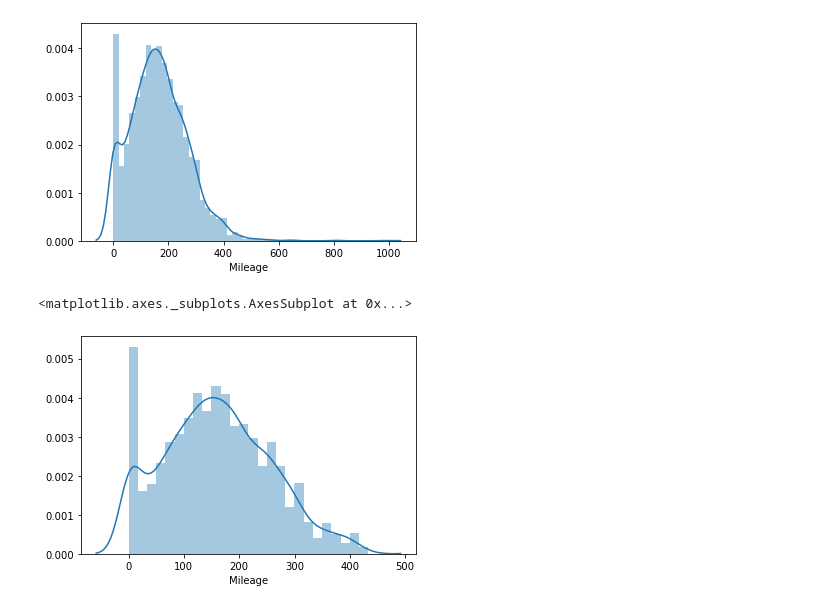
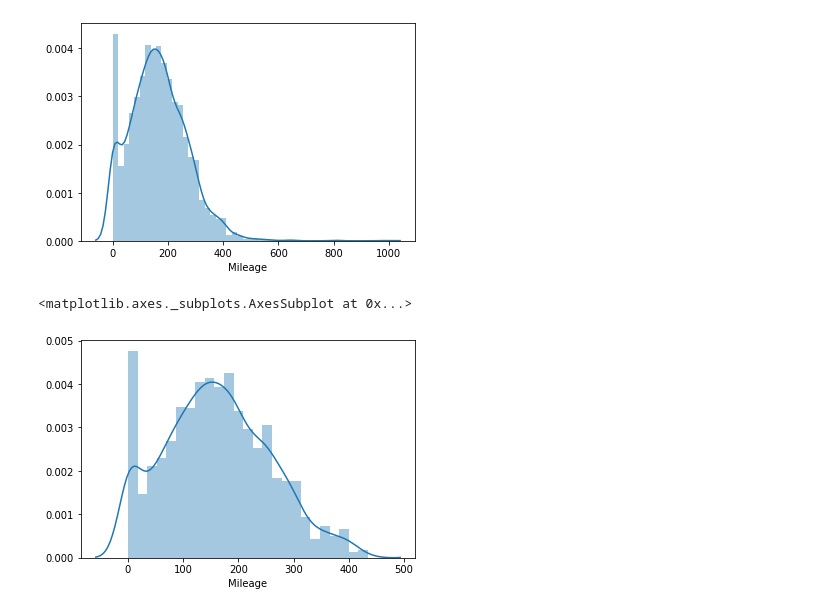
Before and after one commit to Rakshana-S/Car-Sales-Prediction, a Jupyter notebook: Car_sales.ipynb, the cells around one changed output. Cells and saved outputs as stored; diff of their text form; code cells hidden in the pictures.

```diff
--- a/Car_sales.ipynb
+++ b/Car_sales.ipynb
@@ -104,9 +117,9 @@ sns.distplot(data1['Mileage'])
 <matplotlib.axes._subplots.AxesSubplot at 0x...>
 [figure]
 # %%
-q1 = drp['Mileage'].quantile(0.99)
-data2 = drp[drp['Mileage']<q1]
+q1 = data1['Mileage'].quantile(0.99)
+data2 = data1[data1['Mileage']<q1]
 sns.distplot(data2['Mileage'])
 # %% [output]
 <matplotlib.axes._subplots.AxesSubplot at 0x...>
-[figure, old version]
+[figure, new version]
```
Also changed, not shown: parts of 46 cells of this notebook.
